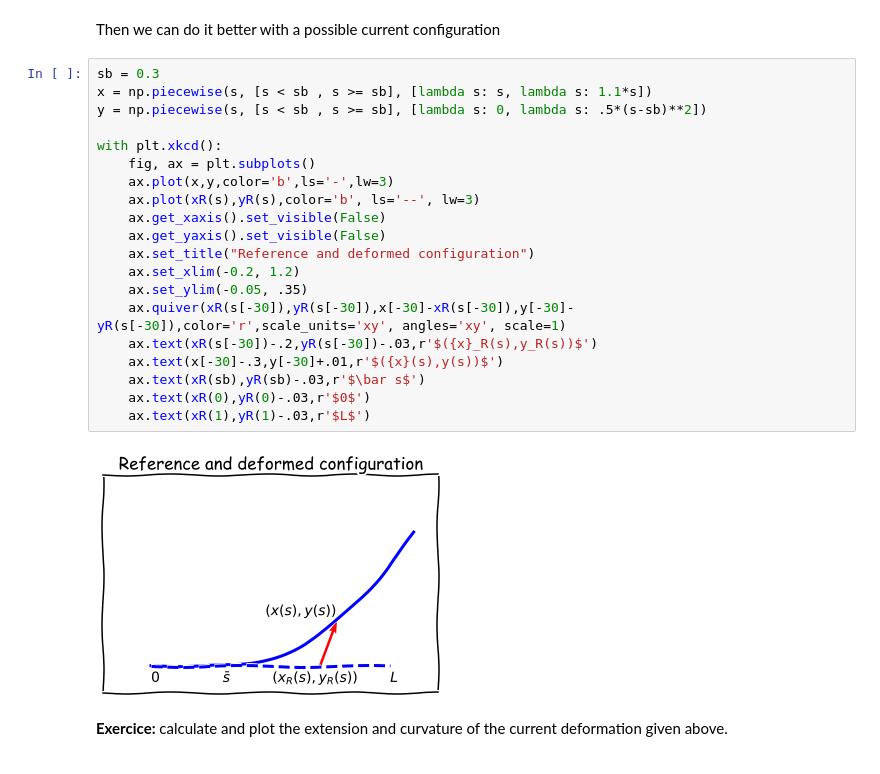
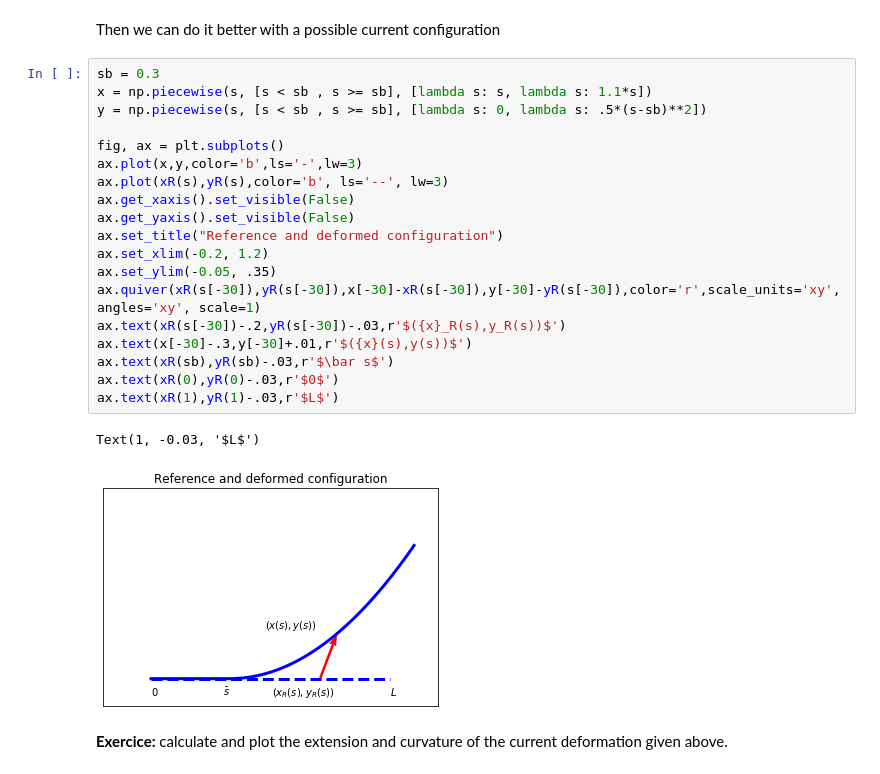
Before and after one commit to solides-sorbonne/film-debonding, a Jupyter notebook: 05-Beam-models.ipynb, the cells around one changed output. Saved outputs shown, nothing was run; the diff lists cells and outputs as text.

```diff
--- a/05-Elastica.ipynb
+++ b/05-Beam-models.ipynb
@@ -81,24 +101,24 @@ Then we can do it better with a possible current configuration
 # %%
 sb = 0.3
 x = np.piecewise(s, [s < sb , s >= sb], [lambda s: s, lambda s: 1.1*s])
 y = np.piecewise(s, [s < sb , s >= sb], [lambda s: 0, lambda s: .5*(s-sb)**2])
 
-with plt.xkcd():
-    fig, ax = plt.subplots()
-    ax.plot(x,y,color='b',ls='-',lw=3)
-    ax.plot(xR(s),yR(s),color='b', ls='--', lw=3)
-    ax.get_xaxis().set_visible(False)
-    ax.get_yaxis().set_visible(False)
-    ax.set_title("Reference and deformed configuration")
-    ax.set_xlim(-0.2, 1.2)
-    ax.set_ylim(-0.05, .35)
-    ax.quiver(xR(s[-30]),yR(s[-30]),x[-30]-xR(s[-30]),y[-30]-yR(s[-30]),color='r',scale_units='xy', angles='xy', scale=1)
-    ax.text(xR(s[-30])-.2,yR(s[-30])-.03,r'$({x}_R(s),y_R(s))$')
-    ax.text(x[-30]-.3,y[-30]+.01,r'$({x}(s),y(s))$')
-    ax.text(xR(sb),yR(sb)-.03,r'$\bar s$')
-    ax.text(xR(0),yR(0)-.03,r'$0$')
-    ax.text(xR(1),yR(1)-.03,r'$L$')
+fig, ax = plt.subplots()
+ax.plot(x,y,color='b',ls='-',lw=3)
+ax.plot(xR(s),yR(s),color='b', ls='--', lw=3)
+ax.get_xaxis().set_visible(False)
+ax.get_yaxis().set_visible(False)
+ax.set_title("Reference and deformed configuration")
+ax.set_xlim(-0.2, 1.2)
+ax.set_ylim(-0.05, .35)
+ax.quiver(xR(s[-30]),yR(s[-30]),x[-30]-xR(s[-30]),y[-30]-yR(s[-30]),color='r',scale_units='xy', angles='xy', scale=1)
+ax.text(xR(s[-30])-.2,yR(s[-30])-.03,r'$({x}_R(s),y_R(s))$')
+ax.text(x[-30]-.3,y[-30]+.01,r'$({x}(s),y(s))$')
+ax.text(xR(sb),yR(sb)-.03,r'$\bar s$')
+ax.text(xR(0),yR(0)-.03,r'$0$')
+ax.text(xR(1),yR(1)-.03,r'$L$')
 # %% [output]
+Text(1, -0.03, '$L$')
-[figure, old version]
+[figure, new version]
 # %% [markdown]
 **Exercice:** calculate and plot the extension and curvature of the current deformation given above.
```
Also changed, not shown: parts of 5 cells of this notebook.
